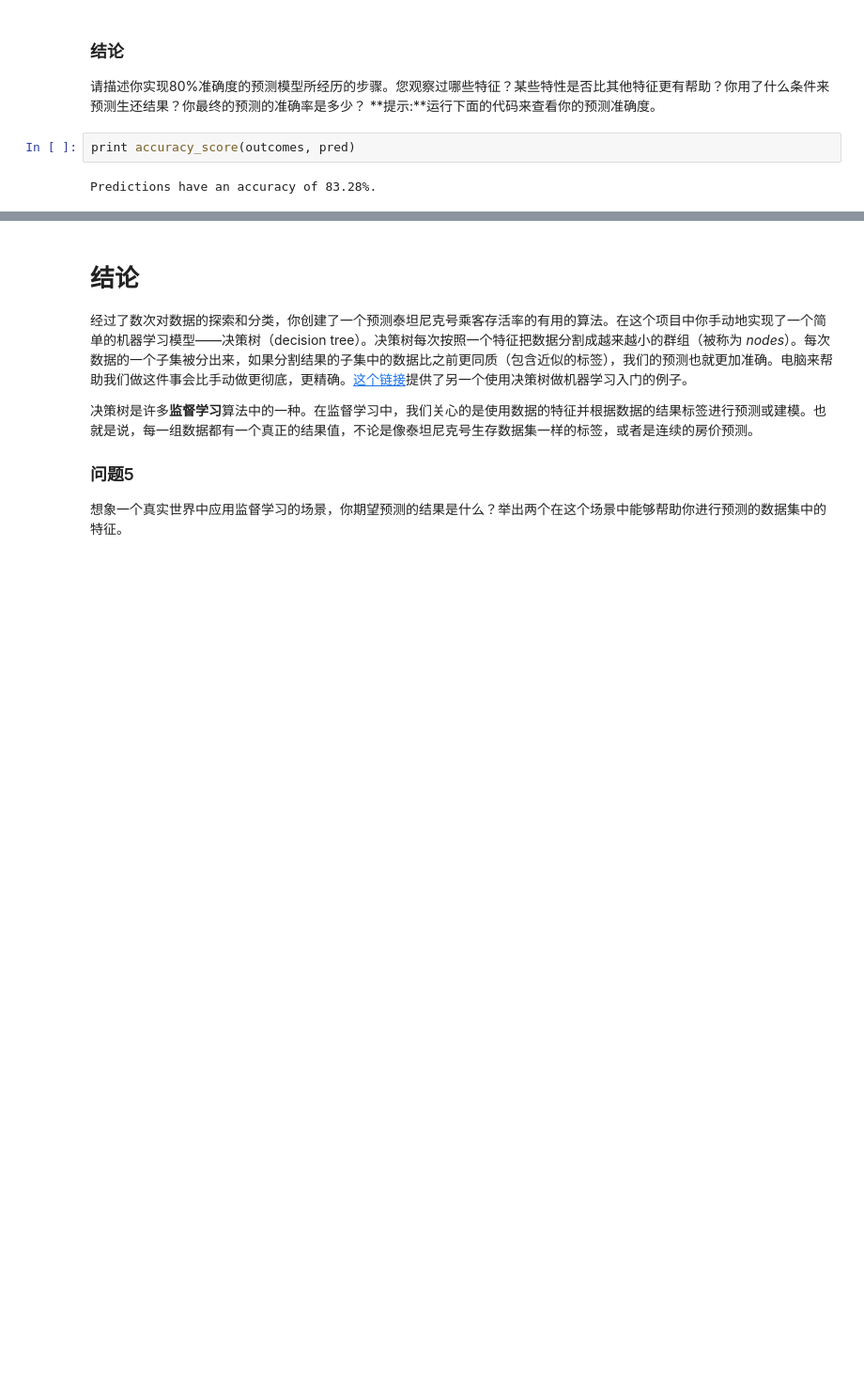
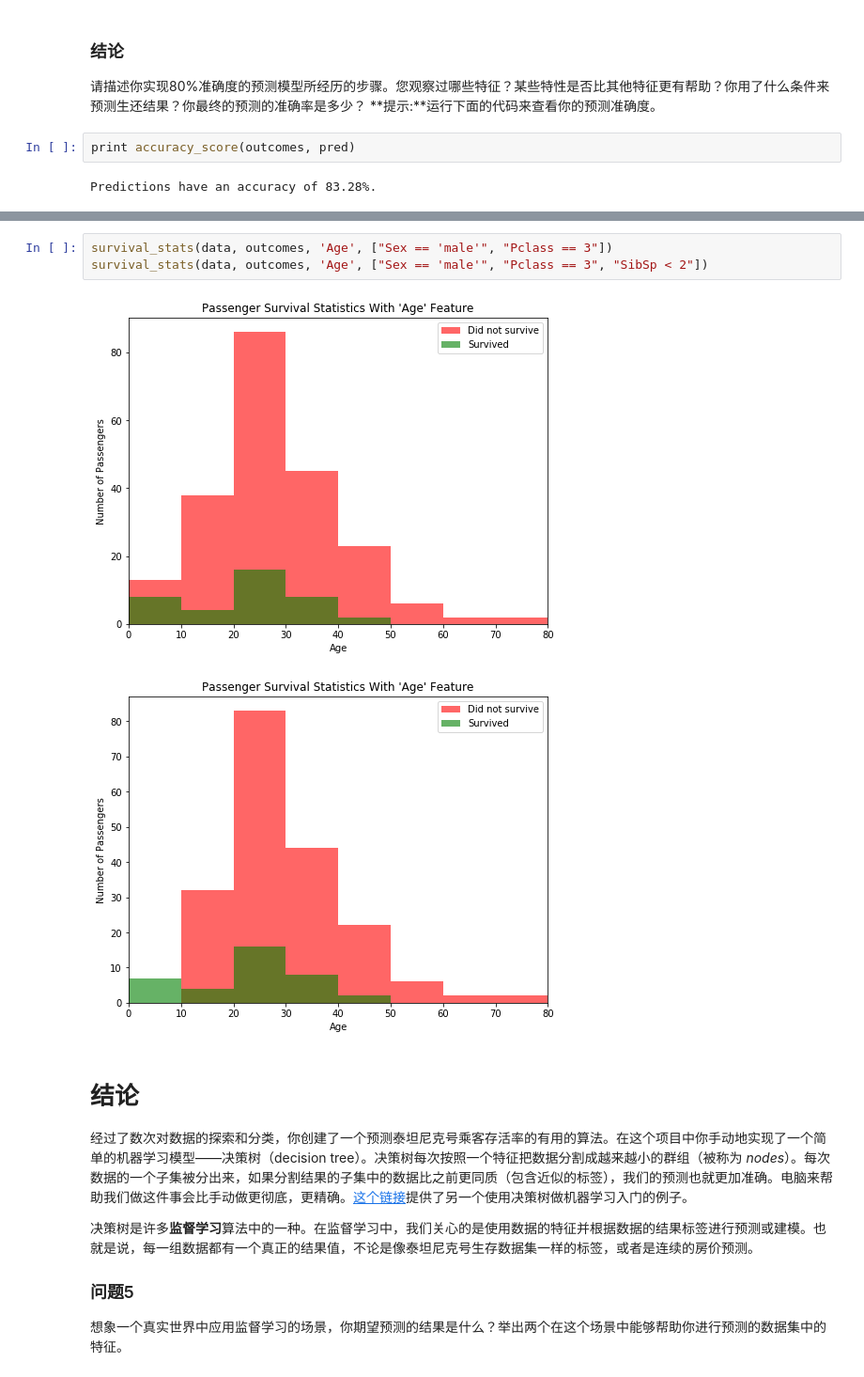
Before and after one commit to mtyylx/MLND, a Jupyter notebook: P0_Titanic/titanic_survival_exploration.ipynb, the cells around one changed output, grey strips where cells are left out. Shown: that part at 94% size. Drawn from its saved outputs; the diff is of its cells as text; blank space fills up the shorter version.

```diff
--- a/P0_Titanic/titanic_survival_exploration.ipynb
+++ b/P0_Titanic/titanic_survival_exploration.ipynb
@@ -320,3 +326,9 @@ Predictions have an accuracy of 83.28%.
+# %%
+survival_stats(data, outcomes, 'Age', ["Sex == 'male'", "Pclass == 3"])
+survival_stats(data, outcomes, 'Age', ["Sex == 'male'", "Pclass == 3", "SibSp < 2"])
+# %% [output]
+[figure, added]
+[figure, added]
 # %% [markdown]
 # 结论
 
```
Also changed, not shown: parts of 6 cells of this notebook, 1 other file.
